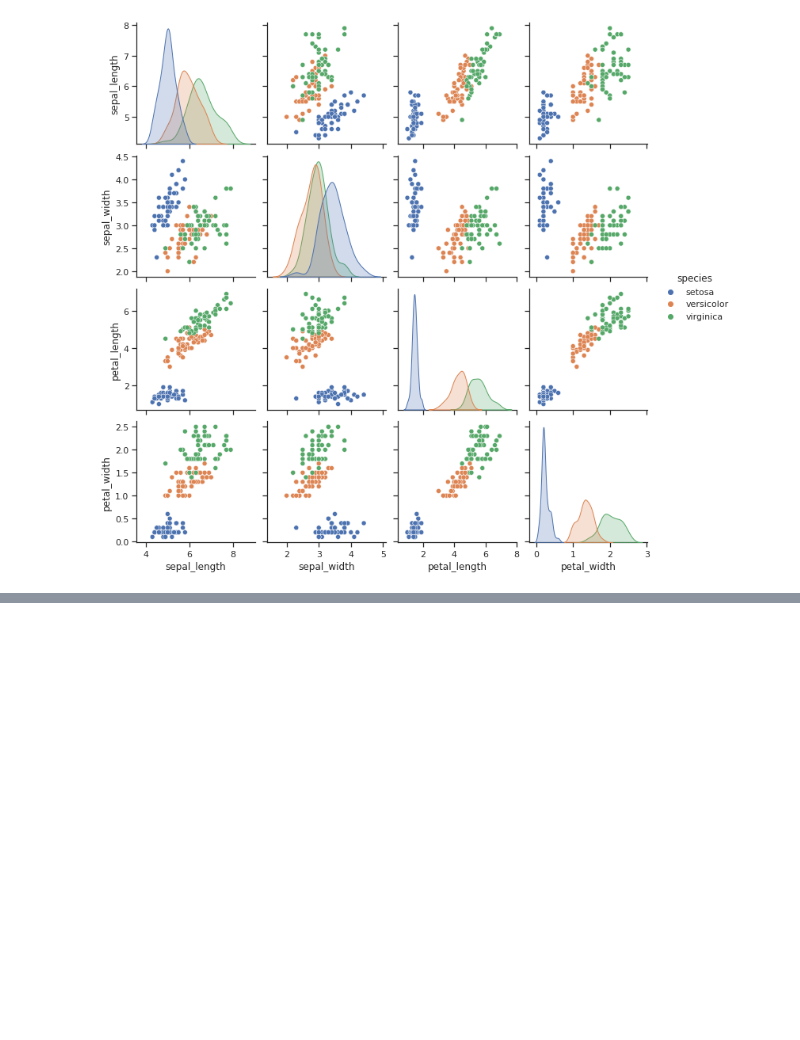
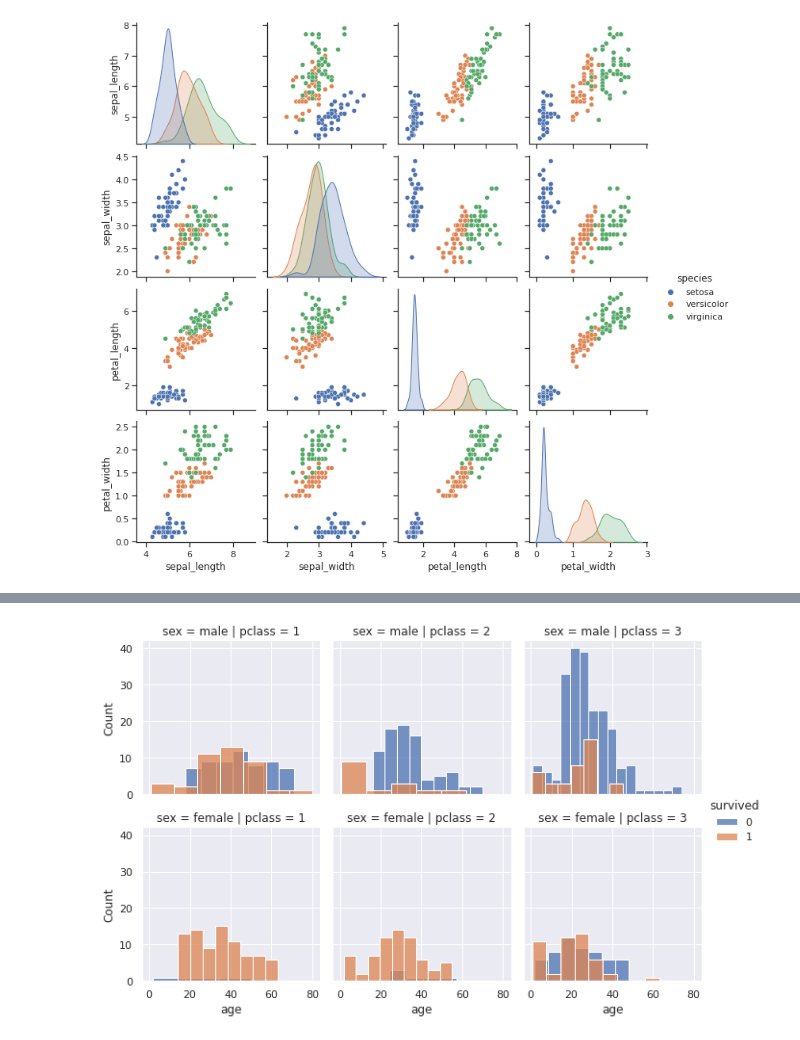
Before and after one commit to CristinnaGC/Visualizacion-AG, a Jupyter notebook: VD_AG3.ipynb, the cells around one changed output, grey strips where cells are left out. Cells and saved outputs as stored; diff of their text form; code cells hidden in the pictures; blank space fills up the shorter version.

```diff
--- a/VD_AG3.ipynb
+++ b/VD_AG3.ipynb
@@ -171,0 +185,4 @@ sns.pairplot(df, hue="species")
+# %%
+#Se ordenan los datos por clase para mostrar el gráfico siguiente ordenado por clase:
+by_class = titanic.sort_values('class_num')
+by_class.head()
@@ -171,0 +196,12 @@ sns.pairplot(df, hue="species")
+# %%
+#Diagrama de distribución de clase/edad, sexo y supervivientes:
+#Se cambia el font:
+sns.set(font_scale=1)
+#FacetGrid - Construir una matriz de gráficos:
+g = sns.FacetGrid(by_class, row='sex',col='pclass',hue='survived',legend_out=True)
+g.map(sns.histplot, "age")
+g.add_legend()
+
+plt.show()
+# %% [output]
+[figure, added]
```
Also changed, not shown: parts of 13 cells of this notebook.
